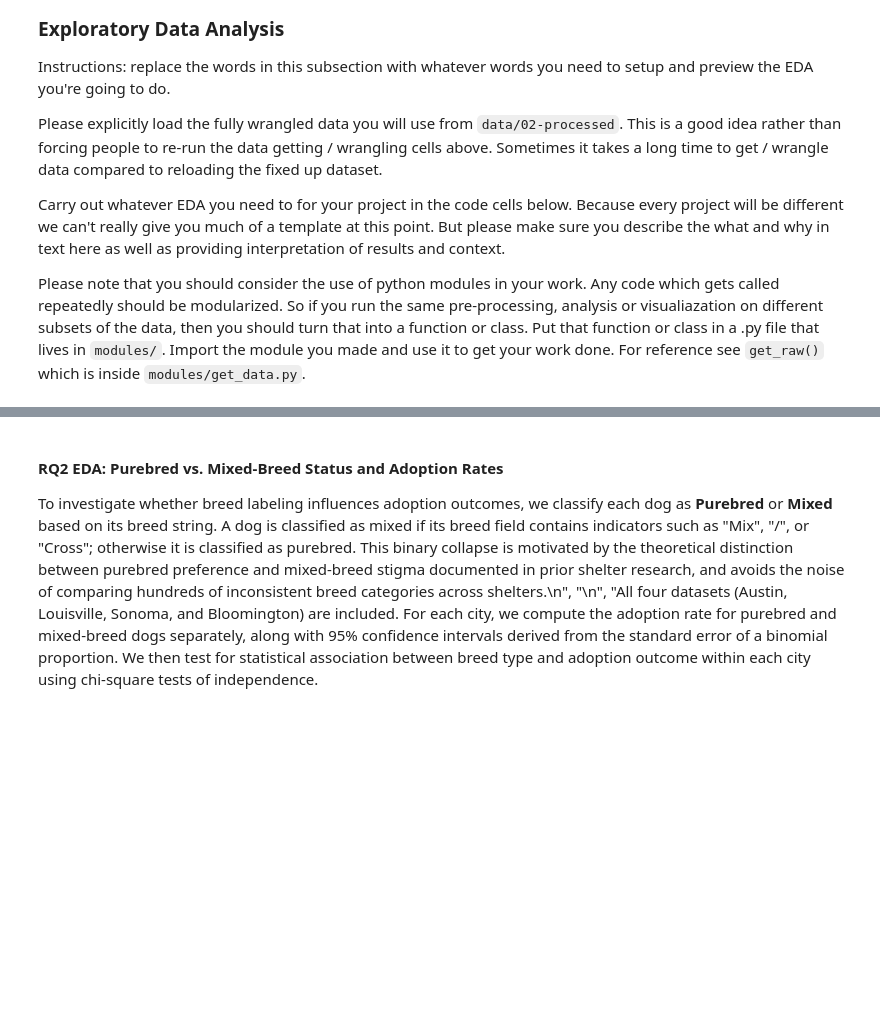
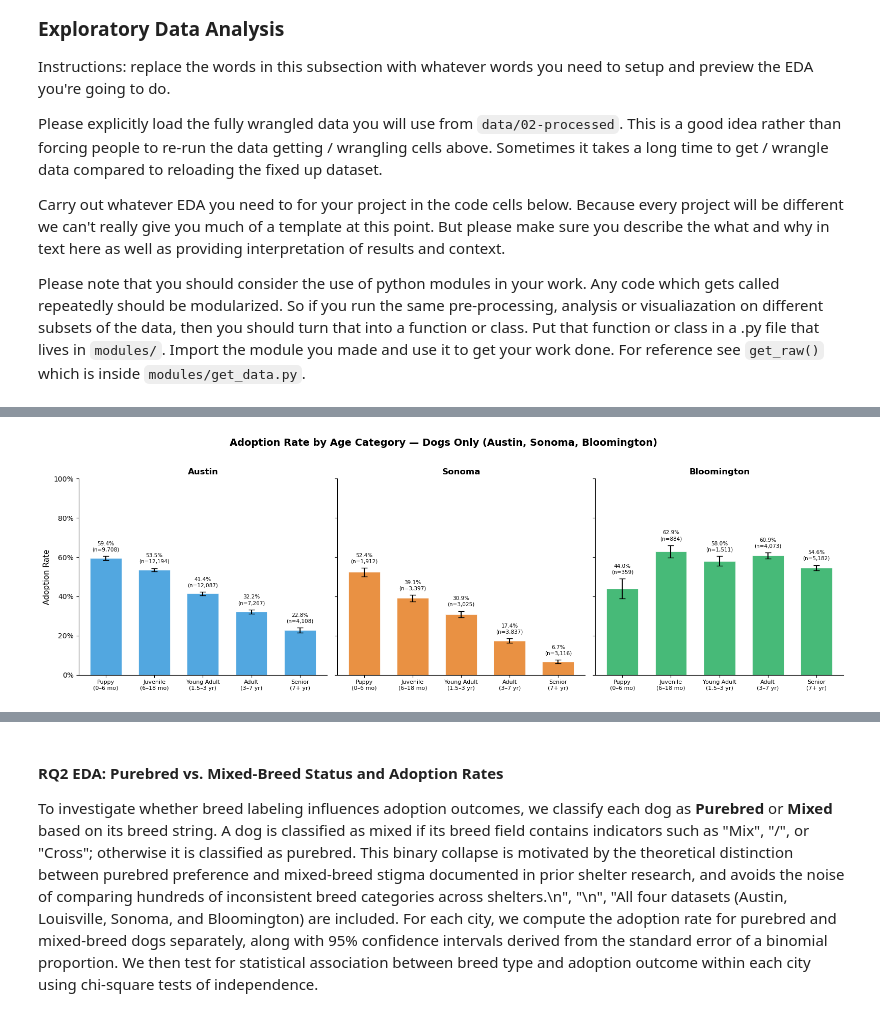
Before and after one commit to COGS108/Group143_WI26, a Jupyter notebook: 02-EDACheckpoint.ipynb, the cells around one changed output, grey strips where cells are left out. Cells and saved outputs as stored; diff of their text form; code cells hidden in the pictures; blank space fills up the shorter version.

```diff
--- a/02-EDACheckpoint.ipynb
+++ b/02-EDACheckpoint.ipynb
@@ -771,0 +889,37 @@ Please note that you should consider the use of python modules in your work.  An
+# %%
+# Grouped bar chart: adoption rate by age category for each city,
+# with standard-error bars to show precision of each estimate
+
+CITY_ORDER  = ["Austin", "Sonoma", "Bloomington"]
+CITY_COLORS = {"Austin": "#3498db", "Sonoma": "#e67e22", "Bloomington": "#27ae60"}
+
+fig, axes = plt.subplots(1, 3, figsize=(16, 5), sharey=True)
+fig.suptitle("Adoption Rate by Age Category — Dogs Only (Austin, Sonoma, Bloomington)",
+             fontsize=14, fontweight="bold", y=1.02)
+
+for ax, city in zip(axes, CITY_ORDER):
+    sub = rq1[rq1["city"] == city]
+    grp = sub.groupby("age_category", observed=True)["adopted"].agg(["mean", "count"]).reindex(AGE_ORDER)
+    grp["se"] = np.sqrt(grp["mean"] * (1 - grp["mean"]) / grp["count"])
+
+    bars = ax.bar(range(len(grp)), grp["mean"], yerr=grp["se"] * 1.96,
+                  color=CITY_COLORS[city], edgecolor="white", linewidth=0.6,
+                  capsize=4, alpha=0.85, width=0.65)
+
+    for i, (rate, n) in enumerate(zip(grp["mean"], grp["count"])):
+        ax.text(i, rate + grp["se"].iloc[i] * 1.96 + 0.02,
+                f"{rate:.1%}\n(n={int(n):,})", ha="center", va="bottom", fontsize=7.5)
+
+    ax.set_xticks(range(len(AGE_ORDER)))
+    ax.set_xticklabels(AGE_ORDER, fontsize=8)
+    ax.set_title(city, fontsize=12, fontweight="bold")
+    ax.set_ylim(0, 1)
+    ax.yaxis.set_major_formatter(mtick.PercentFormatter(xmax=1, decimals=0))
+    if ax == axes[0]:
+        ax.set_ylabel("Adoption Rate", fontsize=11)
+    sns.despine(ax=ax)
+
+plt.tight_layout()
+plt.show()
+# %% [output]
+[figure, added]
```
Also changed, not shown: parts of 16 cells of this notebook.
